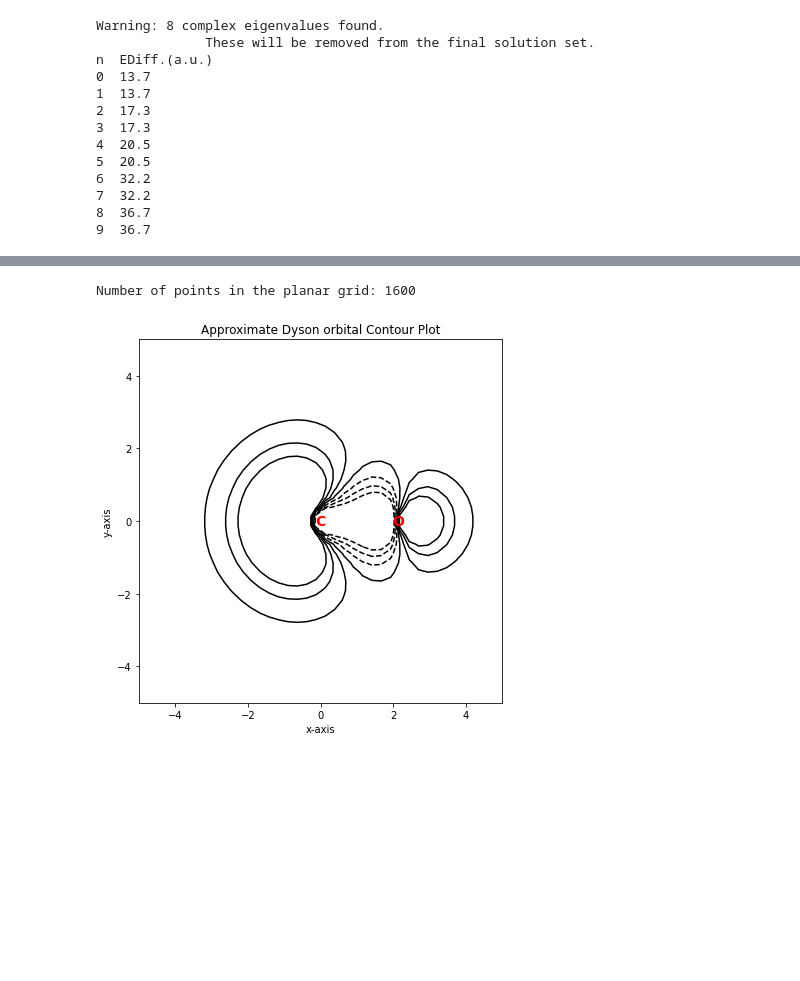
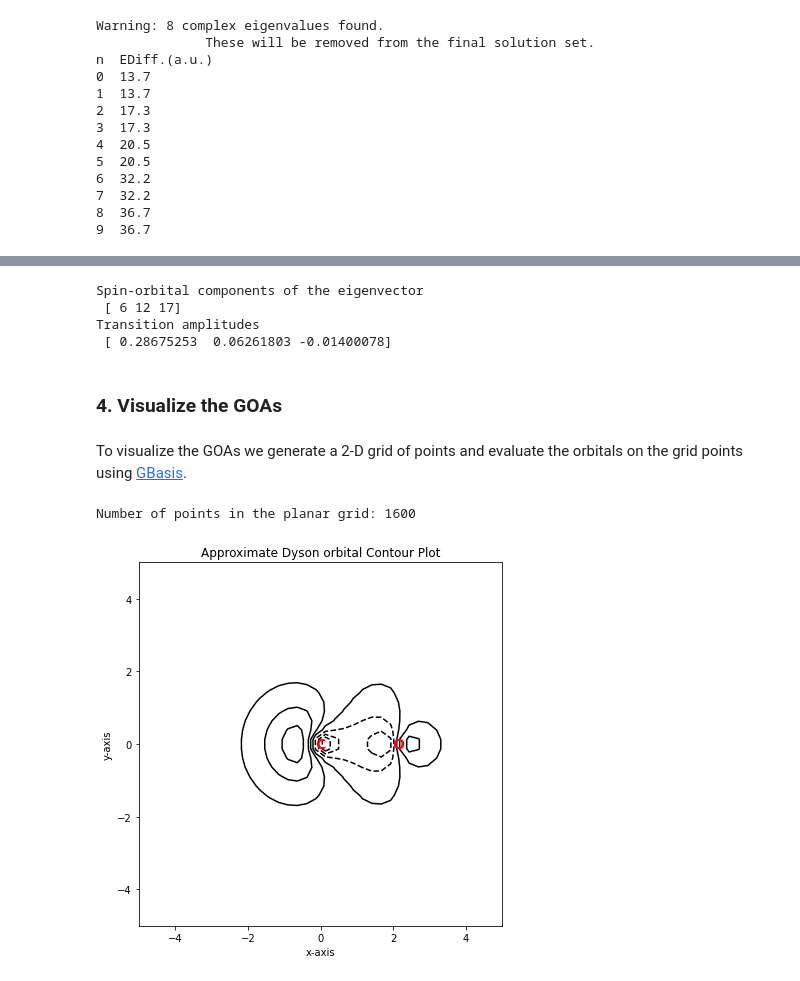
Before and after one commit to gabrielasd/pyeom, a Jupyter notebook: docs/notebooks/generalized_atomic_orbitals.ipynb, the cells around one changed output, grey strips where cells are left out. Cells and saved outputs as stored; diff of their text form; code cells hidden in the pictures; blank space fills up the shorter version.

```diff
--- a/docs/notebooks/generalized_atomic_orbitals.ipynb
+++ b/docs/notebooks/generalized_atomic_orbitals.ipynb
@@ -84,8 +86,8 @@ Spinized 1RDM dimensions:  (36, 36)
 # %%
-from eomee.ionization import EOMIP, EOMIPa
+from eomee.eomip import IP
 
 # Build de EKT matrix equation
-ekt = EOMIP(oneint, twoint, rdm1, rdm2)
+ekt = IP(oneint, twoint, rdm1, rdm2)
 
 # Solve the EOM eigenvalue problem
 ev, cv = ekt.solve_dense()
@@ -139,70 +125,86 @@ idx = 6
+# %%
+# Select one of the (N-1) ionized states to evaluate the GOAs.
+# We will select the first ionized state corresponding to an electron with alpha spin being removed.
+state_idx = 1
+
+# Compute the GOA coefficients
+natorb_occs = np.diag(rdm1)
+ncv = np.sqrt(natorb_occs) * cv[state_idx]
+goa_coeffs = np.einsum("ni,i->ni", mo_coeffs_ab, ncv)
+
+
+# Check the spin-orbitals with highest transition amplitudes for the selected ionized state
+spins_indx = np.where(np.abs(ncv) > 0.01)
+print("Spin-orbital components of the eigenvector \n", spins_indx[0])
+print("Transition amplitudes \n", ncv[spins_indx])
+# %% [output]
+Spin-orbital components of the eigenvector
+ [ 6 12 17]
+Transition amplitudes
+ [ 0.28675253  0.06261803 -0.01400078]
+# %% [markdown]
+### 4. Visualize the GOAs
+# %% [markdown]
+To visualize the GOAs we generate a 2-D grid of points and evaluate the orbitals on the grid points using [GBasis](https://gbasis.qcdevs.org/intro.html).
+# %%
+# Create a planar grid for the molecule
+coord_limit = 5
+plt_pts = 40
+plt_lmts = [-coord_limit, coord_limit, -coord_limit, coord_limit]
+x_vals = np.linspace(-coord_limit, coord_limit, plt_pts)
+y_vals = x_vals
+
+# Sample 3D points uniformly in the molecular xy-plane (z=0)
+x_vals, y_vals = np.meshgrid(x_vals, y_vals)
+x_vals, y_vals = x_vals.flatten(), y_vals.flatten()
+z_vals = np.zeros_like(x_vals)
+points = np.array([x_vals, y_vals, z_vals]).T  # gbasis evaluates at 3D points
+
+print(f"Number of points in the planar grid: {len(points)}")
+# %% [output]
+Number of points in the planar grid: 1600
 # %%
 from gbasis.wrappers import from_iodata
 from gbasis.evals.density import evaluate_basis
 
-# Compute expected GOA values using GBasis
+# Evaluate the GOAs in the grid points using GBasis
 ao_basis = from_iodata(mol)
-# mo_vals = evaluate_basis(ao_basis, mol_grid.points, transform=gao_coeffs[:,:norba].T)
-# homo_vals = mo_vals[idx, :]
-
-# mol_grid.generate_cube(
-#     fname="co_goa_alpha.cube",
-#     data=homo_vals,
-#     atcoords=mol.atcoords,
-#     atnums=mol.atnums,
-#     pseudo_numbers=mol.atcorenums,
-# )
+mo_vals = evaluate_basis(ao_basis, points, transform=goa_coeffs[:,:norba].T)
 # %%
 import matplotlib.pyplot as plt
 
-# create a planar grid for the molecule
-coord_limit = 5
-plt_pts = 40
-plt_lmts = [-coord_limit, coord_limit, -coord_limit, coord_limit]
-x_vals = np.linspace(-coord_limit, coord_limit, plt_pts)
-y_vals = x_vals
-
-# Sample 3D points uniformly in the molecular xy-plane (z=0)
-x_vals, y_vals = np.meshgrid(x_vals, y_vals)
-x_vals, y_vals = x_vals.flatten(), y_vals.flatten()
-z_vals = np.zeros_like(x_vals)
-points = np.array([x_vals, y_vals, z_vals]).T  # gbasis evaluates at 3D points
-
-print(f"Number of points in the planar grid: {len(points)}")
-
-# Compute expected GOA values using GBasis
-mo_vals = evaluate_basis(ao_basis, points, transform=gao_coeffs[:,:norba].T)
+# Pick an orbital for the Isosurface
+idx = 6
 homo_vals = mo_vals[idx, :]
 
 # plot the GOA as contour plot
 fig = plt.figure(figsize=(9, 6))
 ax1 = fig.add_subplot(111, aspect="equal")
 ax1.set_title("Approximate Dyson orbital Contour Plot")
 ax1.set_xlabel("x-axis")
 ax1.set_ylabel("y-axis")
 
 X = points[:, 0].reshape(plt_pts, plt_pts)
 Y = points[:, 1].reshape(plt_pts, plt_pts)
 Z = homo_vals.reshape(plt_pts, plt_pts)
 # Add contour plot of the GOA
 cs = ax1.contour(X, Y, Z, levels=np.linspace(-0.1, 0.1, 7), colors="k")
 # Add atomic symbols to the plots
 symbols = ["C", "O"]
 xy_coords = mol.atcoords[:, :2]
 for coord, symbol in zip(xy_coords, symbols):
     ax1.text(
         coord[0],
         coord[1],
         symbol,
         color="red",
         ha="center",
         va="center",
         fontsize=14,
         fontweight="bold",
     )
 
 plt.tight_layout()  # Adjust layout for better spacing
 plt.show()
 # %% [output]
-Number of points in the planar grid: 1600
-[figure, old version]
+[figure, new version]
```
Also changed, not shown: parts of 15 cells of this notebook, 6 other files.
